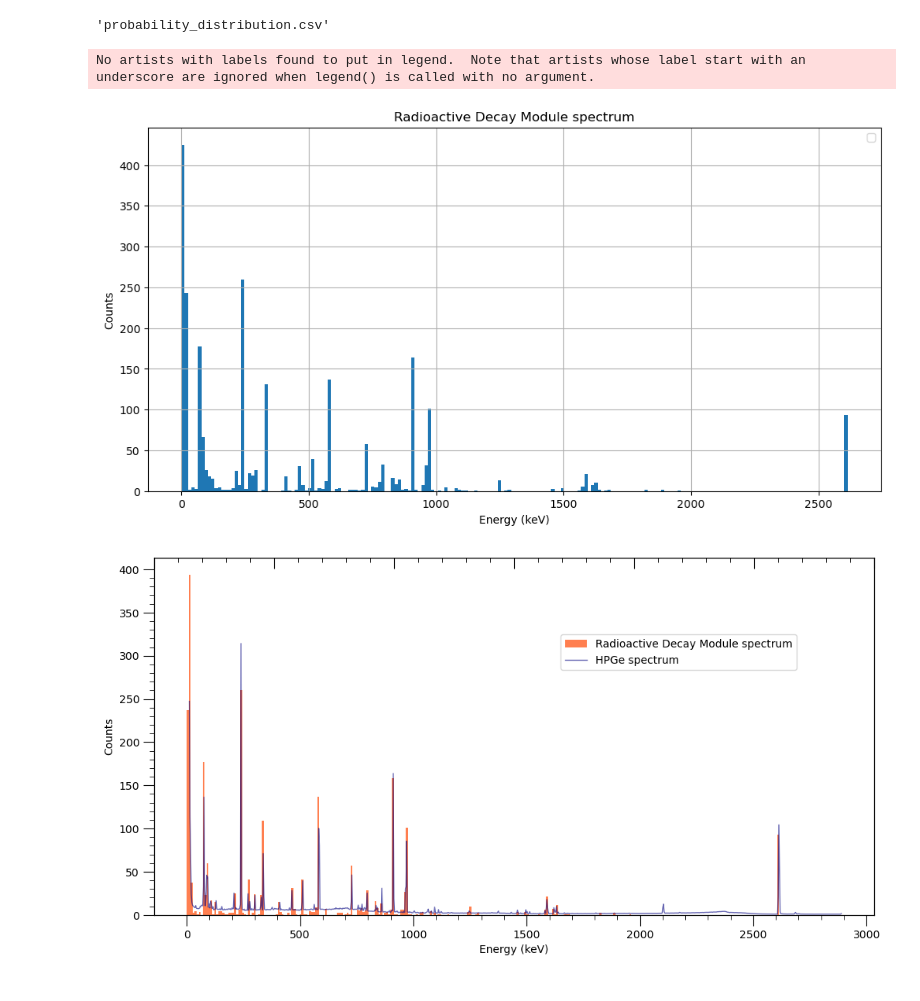
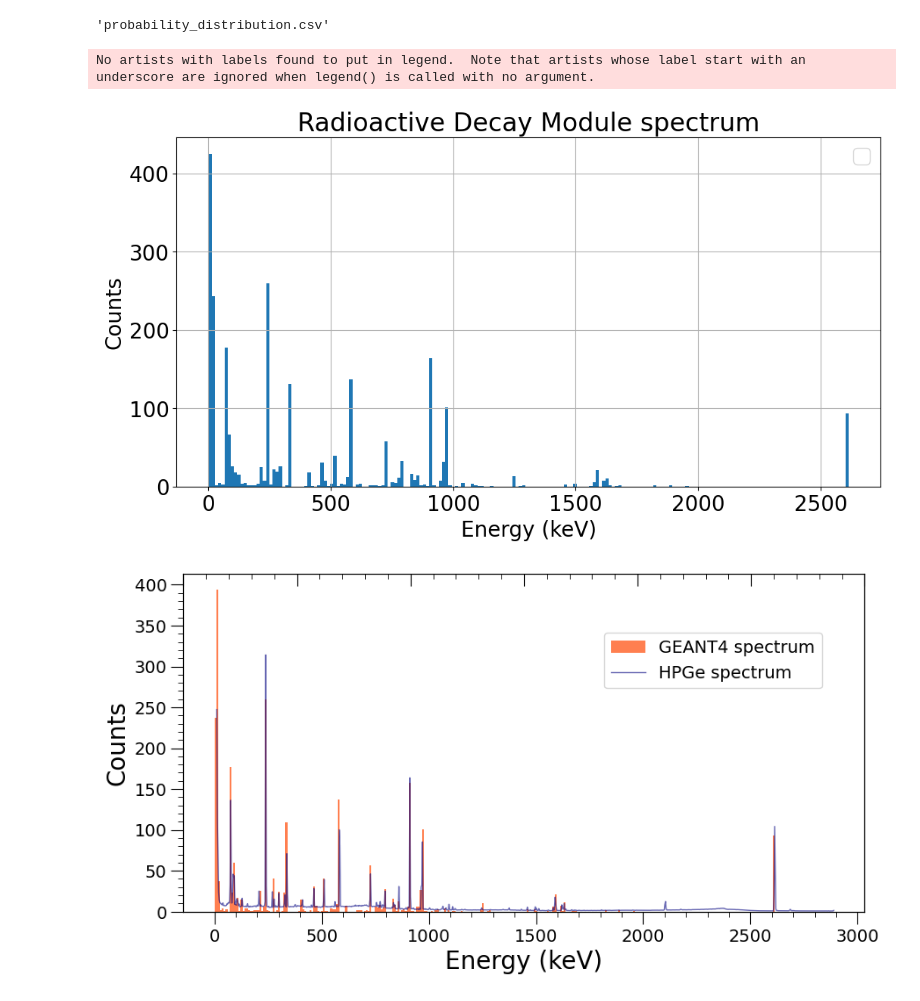
Before and after one commit to nyuad-astroparticle/tes-geant, a Jupyter notebook: analysis/ThSpectrum/spectrum_analysis.ipynb, the cells around one changed output. Cells and saved outputs as stored; diff of their text form; code cells hidden in the pictures.

```diff
--- a/analysis/ThSpectrum/spectrum_analysis.ipynb
+++ b/analysis/ThSpectrum/spectrum_analysis.ipynb
@@ -2,6 +2,10 @@
 
 import pandas as pd
 import matplotlib.pyplot as plt
+import matplotlib as mpl
+
+font = {'size':20}
+mpl.rc('font', **font)
 
 # Load the original spectrum data
 spectrum_data = pd.read_csv('spectrum.RPT')
@@ -194,45 +198,45 @@ plt.grid(True)
 plt.show()
 # %% [output]
 No artists with labels found to put in legend.  Note that artists whose label start with an underscore are ignored when legend() is called with no argument.
-[figure, old version]
+[figure, new version]
 # %%
 data = pd.concat([loadfile(filename) for filename in filenames])
 data = data[data.Volume == 'logicThorium_PV']
 gamma = data[data.Particle == 'gamma']
 
 
-fig = plt.figure(figsize=(12, 6))
+fig = plt.figure(figsize=(10, 5))
 ax = plt.subplot()
 
-ax.hist(gamma['Initial Energy'], bins=300, label='Radioactive Decay Module spectrum',color='coral')
+ax.hist(gamma['Initial Energy'], bins=300, label='GEANT4 spectrum',color='coral')
 ax.plot(bin_centers, probability_distribution*5600, '-', linewidth=1,alpha=0.6, label='HPGe spectrum',color='navy')
 
 majorXticks = np.arange(0,3500,500)
 minorXticks = np.arange(0,3000,100)
 majorYticks = np.arange(0,450,50)
 minorYticks = np.arange(0,400,10)
 
 ax.set_xticks(majorXticks, minor=False)
 ax.set_xticks(minorXticks, minor=True)
 ax.set_yticks(majorYticks, minor=False)
 ax.set_yticks(minorYticks, minor=True)
 
 ax.tick_params()
-ax.tick_params(direction = 'out', length = 10)
+ax.tick_params(direction = 'out', length = 10,labelsize = 14)
 ax.tick_params(which='minor', direction = 'out', length = 4)
 
 axtop = ax.twiny()
 axtop.set_xticks(majorXticks, minor=False)
 axtop.set_xticks(minorXticks, minor=True)
 axtop.tick_params(direction = 'in', length = 10)
 axtop.tick_params(which='minor', direction = 'in', length = 4)
 axtop.set_xticklabels([])
 ax.set_xlabel('Energy (keV)')
 ax.set_ylabel('Counts')
 # plt.title('Normalized spectra comparison')
-ax.legend(bbox_to_anchor = (0.9,0.8))
+ax.legend(bbox_to_anchor = (0.95,0.85), fontsize = 14)
 ax.grid(False)
 # plt.yscale('log')
 plt.show()
 # %% [output]
-[figure, old version]
+[figure, new version]
```
Also changed, not shown: parts of 6 cells of this notebook.
